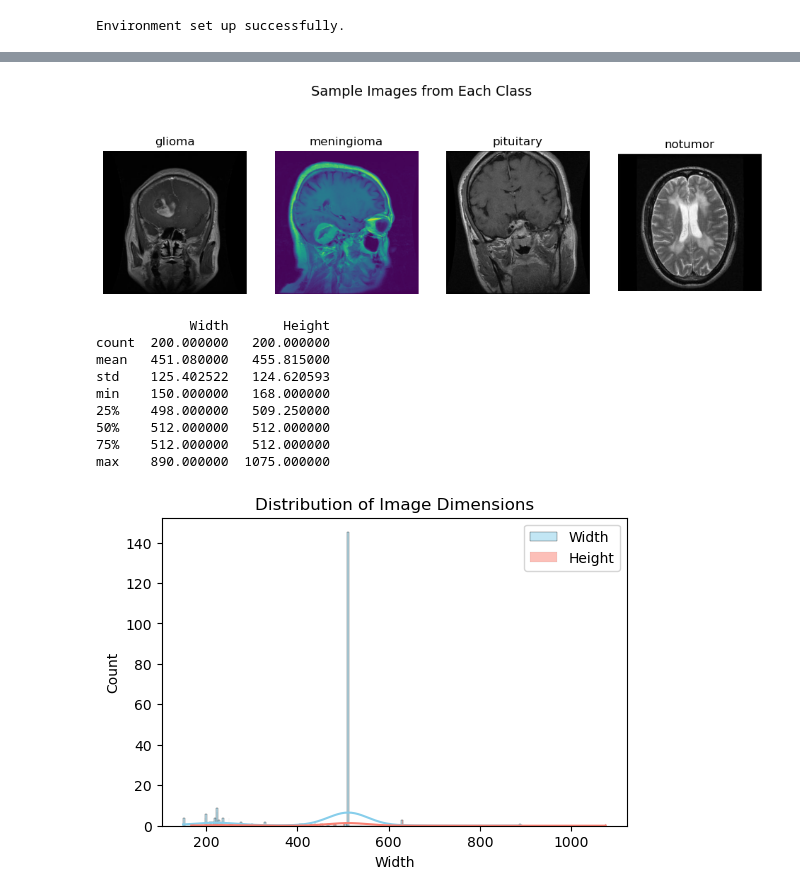
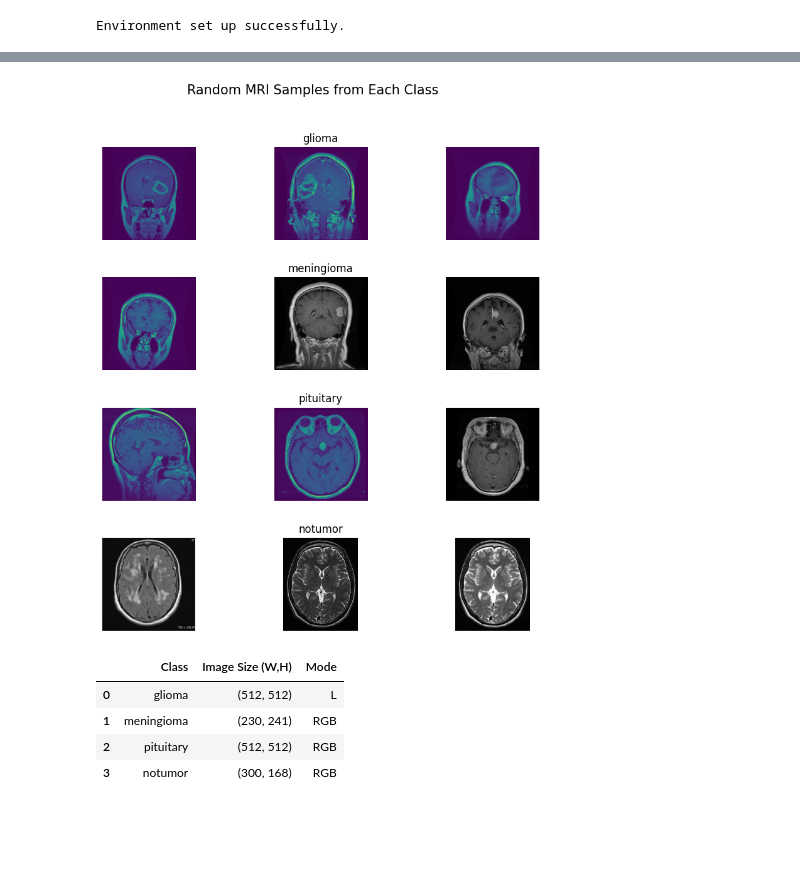
Before and after one commit to HardityaGhuman/MRI_classification, a Jupyter notebook: notebooks/01_data_understanding.ipynb, the cells around one changed output, grey strips where cells are left out. Cells and saved outputs as stored; diff of their text form; code cells hidden in the pictures; blank space fills up the shorter version.

```diff
--- a/notebooks/01_data_understanding.ipynb
+++ b/notebooks/01_data_understanding.ipynb
@@ -26,9 +19,18 @@ print("Environment set up successfully.")
 # %% [output]
 Environment set up successfully.
 # %%
-print("Dataset Overview:\n")
-for c in CLASSES:
-    n_train = len(os.listdir(os.path.join(TRAIN_DIR, c)))
-    n_test = len(os.listdir(os.path.join(TEST_DIR, c)))
-    print(f"{c:<12} | Train: {n_train:4d}  | Test: {n_test:4d}")
+# Count number of images per class
+train_counts = {c: len(os.listdir(os.path.join(TRAIN_DIR, c))) for c in CLASSES}
+test_counts  = {c: len(os.listdir(os.path.join(TEST_DIR, c))) for c in CLASSES}
+
+df_counts = pd.DataFrame({"Train": train_counts, "Test": test_counts})
+display(df_counts)
+
+# Bar chart for visualization
+df_counts.plot(kind="bar", figsize=(8,5), rot=0, color=["#6fb1d7", "#e37b7b"])
+plt.title("Class Distribution in Train and Test Sets")
+plt.ylabel("Number of Images")
+plt.xlabel("Tumor Type")
+plt.grid(axis="y", alpha=0.3)
+plt.show()
 # %% [output]
@@ -41,43 +43,35 @@ notumor      | Train: 1595  | Test:  405
 # %%
-fig, axes = plt.subplots(1, 4, figsize=(12, 4))
+# Display 3 random samples from each class
+fig, axes = plt.subplots(4, 3, figsize=(10,10))
+plt.subplots_adjust(hspace=0.4)
+
 for i, c in enumerate(CLASSES):
-    img_name = random.choice(os.listdir(os.path.join(TRAIN_DIR, c)))
-    img_path = os.path.join(TRAIN_DIR, c, img_name)
-    img = Image.open(img_path)
-    axes[i].imshow(img)
-    axes[i].set_title(c)
-    axes[i].axis("off")
-plt.suptitle("Sample Images from Each Class", fontsize=14)
+    class_dir = os.path.join(TRAIN_DIR, c)
+    samples = random.sample(os.listdir(class_dir), 3)
+    for j, s in enumerate(samples):
+        img = Image.open(os.path.join(class_dir, s))
+        axes[i, j].imshow(img)
+        axes[i, j].axis("off")
+        if j == 1:
+            axes[i, j].set_title(c, fontsize=12)
+
+plt.suptitle("Random MRI Samples from Each Class", fontsize=15)
 plt.show()
 # %% [output]
-[figure, old version]
+[figure, new version]
 # %%
-sizes = []
+sample_shapes = []
+
 for c in CLASSES:
-    image_dir = os.path.join(TRAIN_DIR, c)
-    for img_name in random.sample(os.listdir(image_dir), min(50, len(os.listdir(image_dir)))):
-        img = Image.open(os.path.join(image_dir, img_name))
-        sizes.append(img.size)
+    img_path = os.path.join(TRAIN_DIR, c, random.choice(os.listdir(os.path.join(TRAIN_DIR, c))))
+    img = Image.open(img_path)
+    sample_shapes.append((c, img.size, img.mode))
 
-# Convert to DataFrame
-df_sizes = pd.DataFrame(sizes, columns=["Width", "Height"])
-print(df_sizes.describe())
-
-plt.figure(figsize=(6,4))
-sns.histplot(df_sizes["Width"], color="skyblue", kde=True, label="Width")
-sns.histplot(df_sizes["Height"], color="salmon", kde=True, label="Height")
-plt.legend()
-plt.title("Distribution of Image Dimensions")
-plt.show()
+pd.DataFrame(sample_shapes, columns=["Class", "Image Size (W,H)", "Mode"])
 # %% [output]
-            Width       Height
-count  200.000000   200.000000
-mean   451.080000   455.815000
-std    125.402522   124.620593
-min    150.000000   168.000000
-25%    498.000000   509.250000
-50%    512.000000   512.000000
-75%    512.000000   512.000000
-max    890.000000  1075.000000
-[figure, removed]
+|  | Class | Image Size (W,H) | Mode |
+| 0 | glioma | (512, 512) | L |
+| 1 | meningioma | (230, 241) | RGB |
+| 2 | pituitary | (512, 512) | RGB |
+| 3 | notumor | (300, 168) | RGB |
 # %%
```
Also changed, not shown: parts of 5 cells of this notebook, 6 other files.
